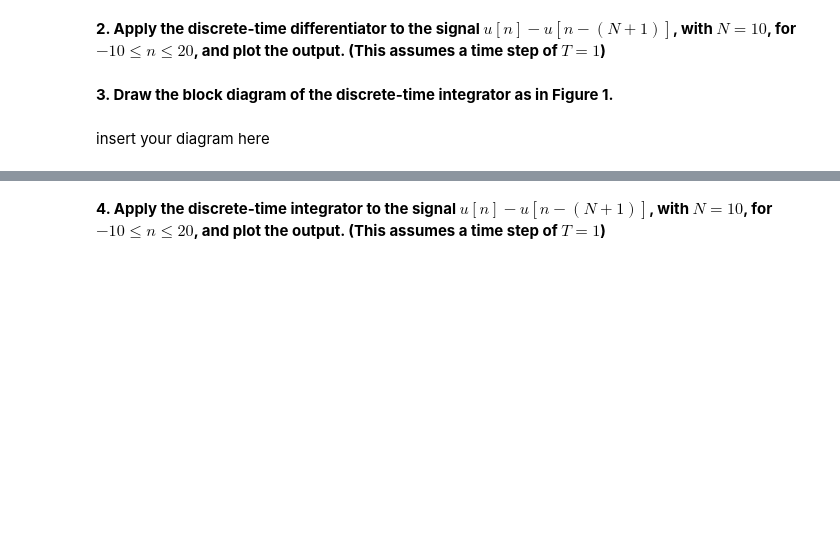
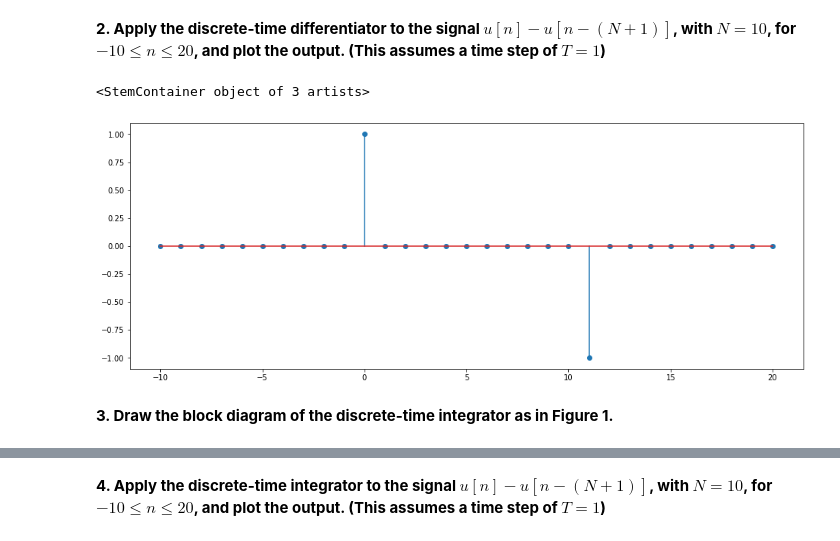
Before and after one commit to JustinWang781/438-Lab02, a Jupyter notebook: lab02_report.ipynb, the cells around one changed output, grey strips where cells are left out. Saved outputs shown, nothing was run; the diff lists cells and outputs as text; code cells hidden in the pictures; blank space fills up the shorter version.

```diff
--- a/lab02_report.ipynb
+++ b/lab02_report.ipynb
@@ -45,4 +46,16 @@ plt.rcParams['figure.figsize'] = (16, 6)
+# %%
+# write your code here
+def f2_2(n, N):
+  Y = (n >= 0).astype(float) - ((n-(N+1)) >= 0).astype(float)
+  return Y
+
+T = 1
+n = np.arange(-10,20+T,T)
+N = 10
+dy = (f2_2(n,N) - f2_2(n-T,N))/T
+plt.stem(n,dy)
+# %% [output]
+<StemContainer object of 3 artists>
+[figure, added]
 # %% [markdown]
 **3. Draw the block diagram of the discrete-time integrator as in Figure 1.**
-# %% [markdown]
-insert your diagram here
```
Also changed, not shown: parts of 5 cells of this notebook.
